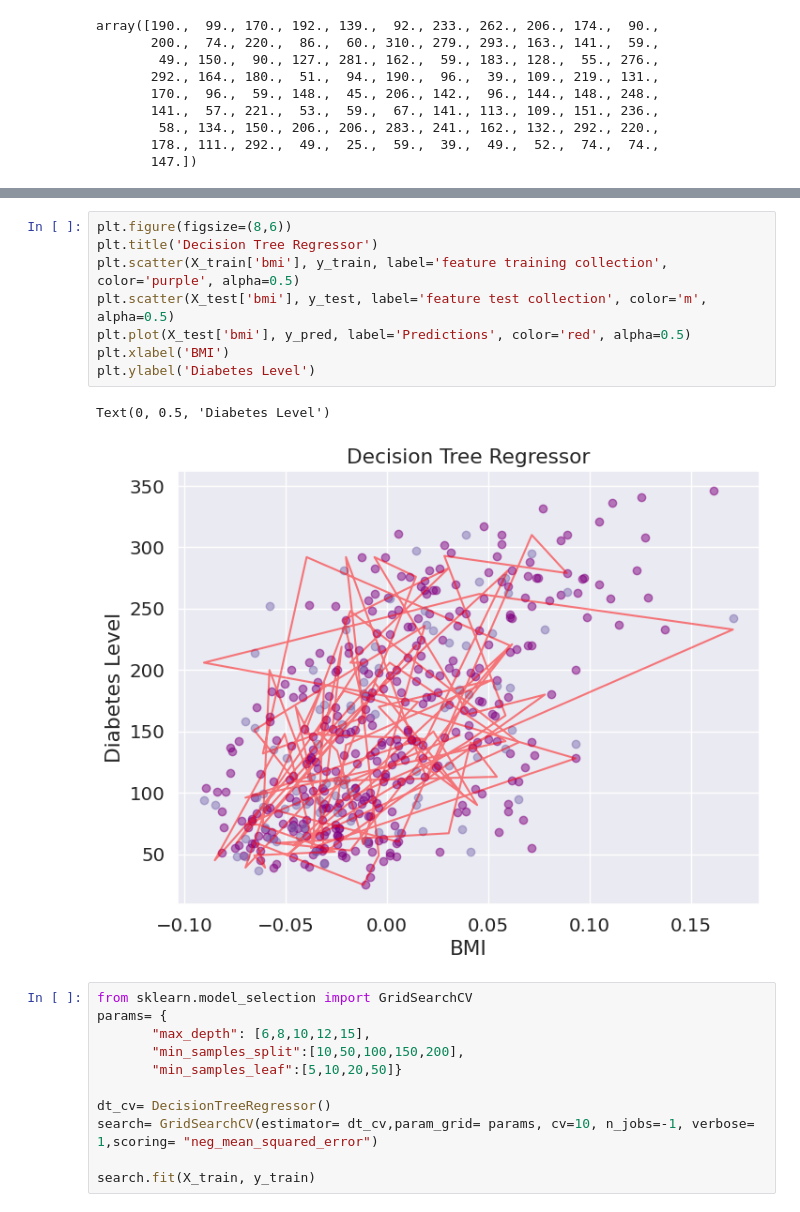
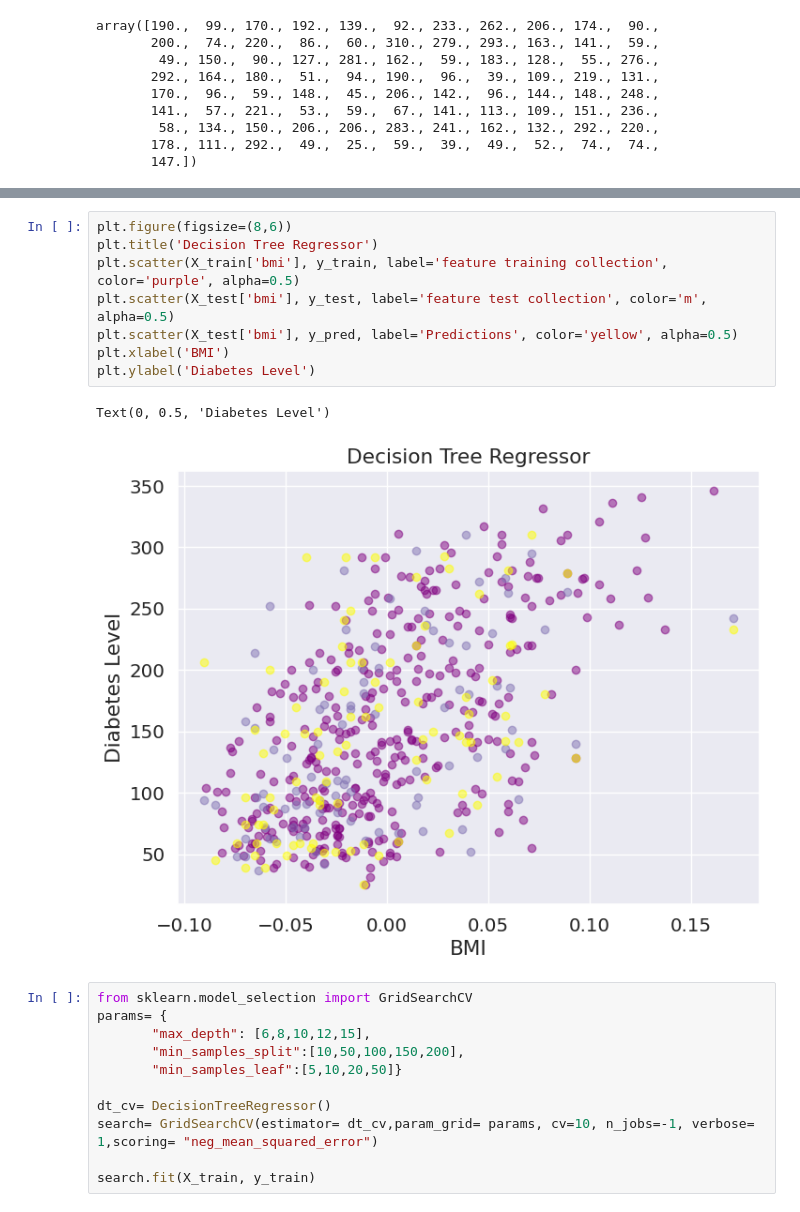
Before and after one commit to davidofitaly/05_decision_tree_regression_projects, a Jupyter notebook: Untitled288.ipynb, the cells around one changed output, grey strips where cells are left out. Cells and saved outputs as stored; diff of their text form.

```diff
--- a/Untitled288.ipynb
+++ b/Untitled288.ipynb
@@ -313,14 +325,14 @@ array([190.,  99., 170., 192., 139.,  92., 233., 262., 206., 174.,  90.,
 # %%
 plt.figure(figsize=(8,6))
 plt.title('Decision Tree Regressor')
 plt.scatter(X_train['bmi'], y_train, label='feature training collection', color='purple', alpha=0.5)
 plt.scatter(X_test['bmi'], y_test, label='feature test collection', color='m', alpha=0.5)
-plt.plot(X_test['bmi'], y_pred, label='Predictions', color='red', alpha=0.5)
+plt.scatter(X_test['bmi'], y_pred, label='Predictions', color='yellow', alpha=0.5)
 plt.xlabel('BMI')
 plt.ylabel('Diabetes Level')
 # %% [output]
 Text(0, 0.5, 'Diabetes Level')
-[figure, old version]
+[figure, new version]
 # %%
 from sklearn.model_selection import GridSearchCV
 params= {
```
Also changed, not shown: parts of 2 cells of this notebook.
